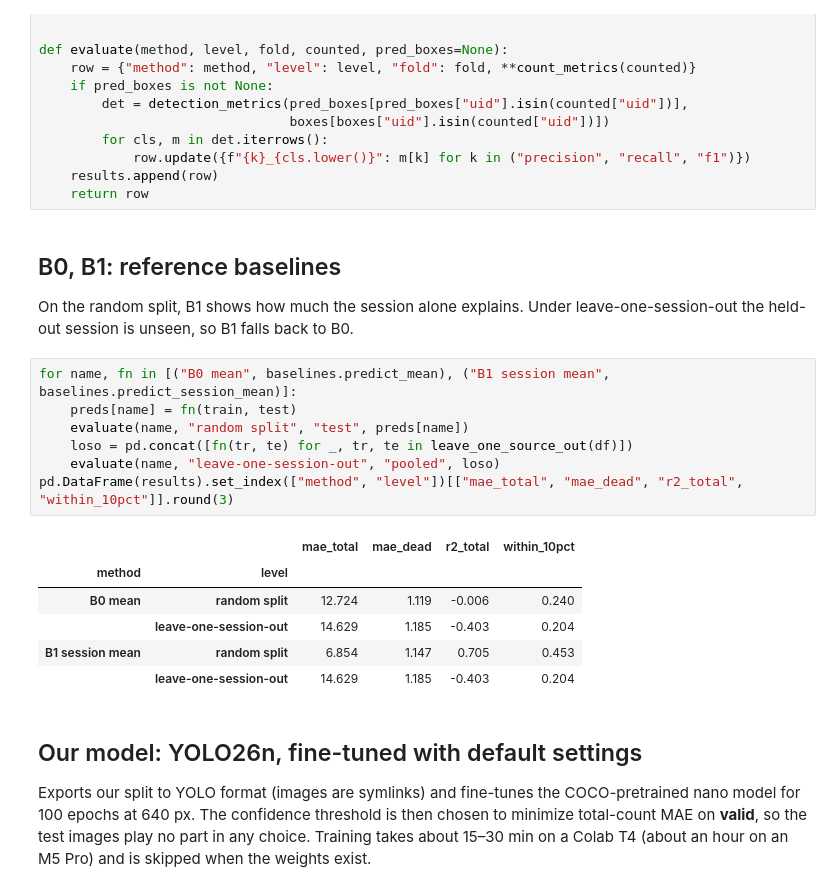
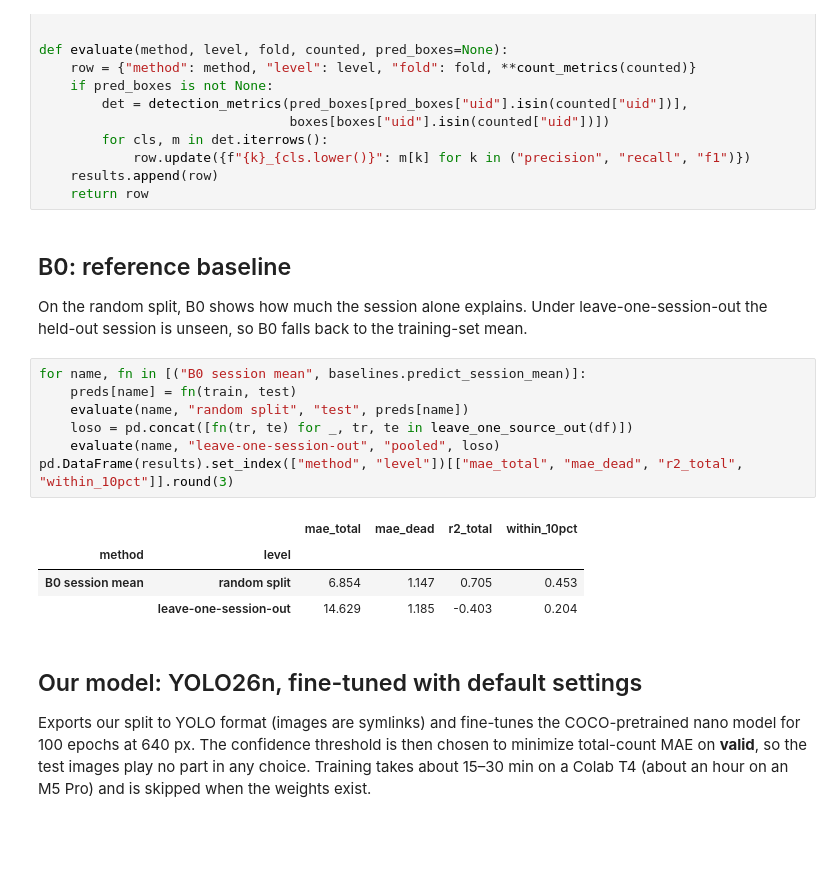
Before and after one commit to DingshanDeng/automated-counting, a Jupyter notebook: notebooks/04_yolo_performance.ipynb, the cells around one changed output. Drawn from its saved outputs; the diff is of its cells as text; blank space fills up the shorter version.

```diff
--- a/notebooks/04_yolo_performance.ipynb
+++ b/notebooks/04_yolo_performance.ipynb
@@ -99,23 +98,21 @@ def evaluate(method, level, fold, counted, pred_boxes=None):
     results.append(row)
     return row
 # %% [markdown]
-## B0, B1: reference baselines
+## B0: reference baseline
 
-On the random split, B1 shows how much the session alone explains. Under leave-one-session-out the held-out session is unseen, so B1 falls back to B0.
+On the random split, B0 shows how much the session alone explains. Under leave-one-session-out the held-out session is unseen, so B0 falls back to the training-set mean.
 # %%
-for name, fn in [("B0 mean", baselines.predict_mean), ("B1 session mean", baselines.predict_session_mean)]:
+for name, fn in [("B0 session mean", baselines.predict_session_mean)]:
     preds[name] = fn(train, test)
     evaluate(name, "random split", "test", preds[name])
     loso = pd.concat([fn(tr, te) for _, tr, te in leave_one_source_out(df)])
     evaluate(name, "leave-one-session-out", "pooled", loso)
 pd.DataFrame(results).set_index(["method", "level"])[["mae_total", "mae_dead", "r2_total", "within_10pct"]].round(3)
 # %% [output]
 |  |  | mae_total | mae_dead | r2_total | within_10pct |
 | method | level |  |  |  |  |
-| B0 mean | random split | 12.724 | 1.119 | -0.006 | 0.240 |
+| B0 session mean | random split | 6.854 | 1.147 | 0.705 | 0.453 |
 |  | leave-one-session-out | 14.629 | 1.185 | -0.403 | 0.204 |
-| B1 session mean | random split | 6.854 | 1.147 | 0.705 | 0.453 |
-|  | leave-one-session-out | 14.629 | 1.185 | -0.403 | 0.204 |
 # %% [markdown]
 ## Our model: YOLO26n, fine-tuned with default settings
 
```
Also changed, not shown: parts of 11 cells of this notebook, 10 other files.
